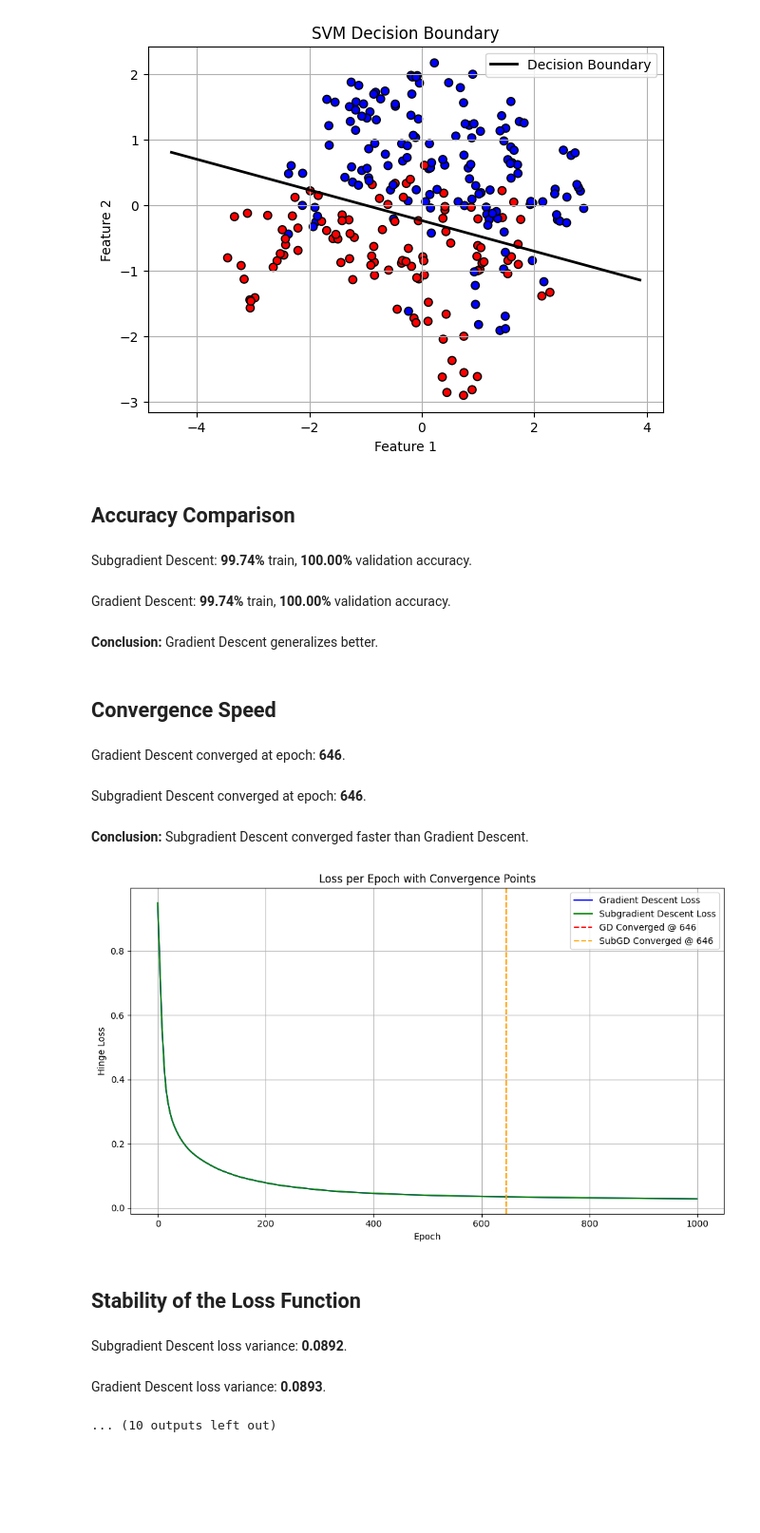
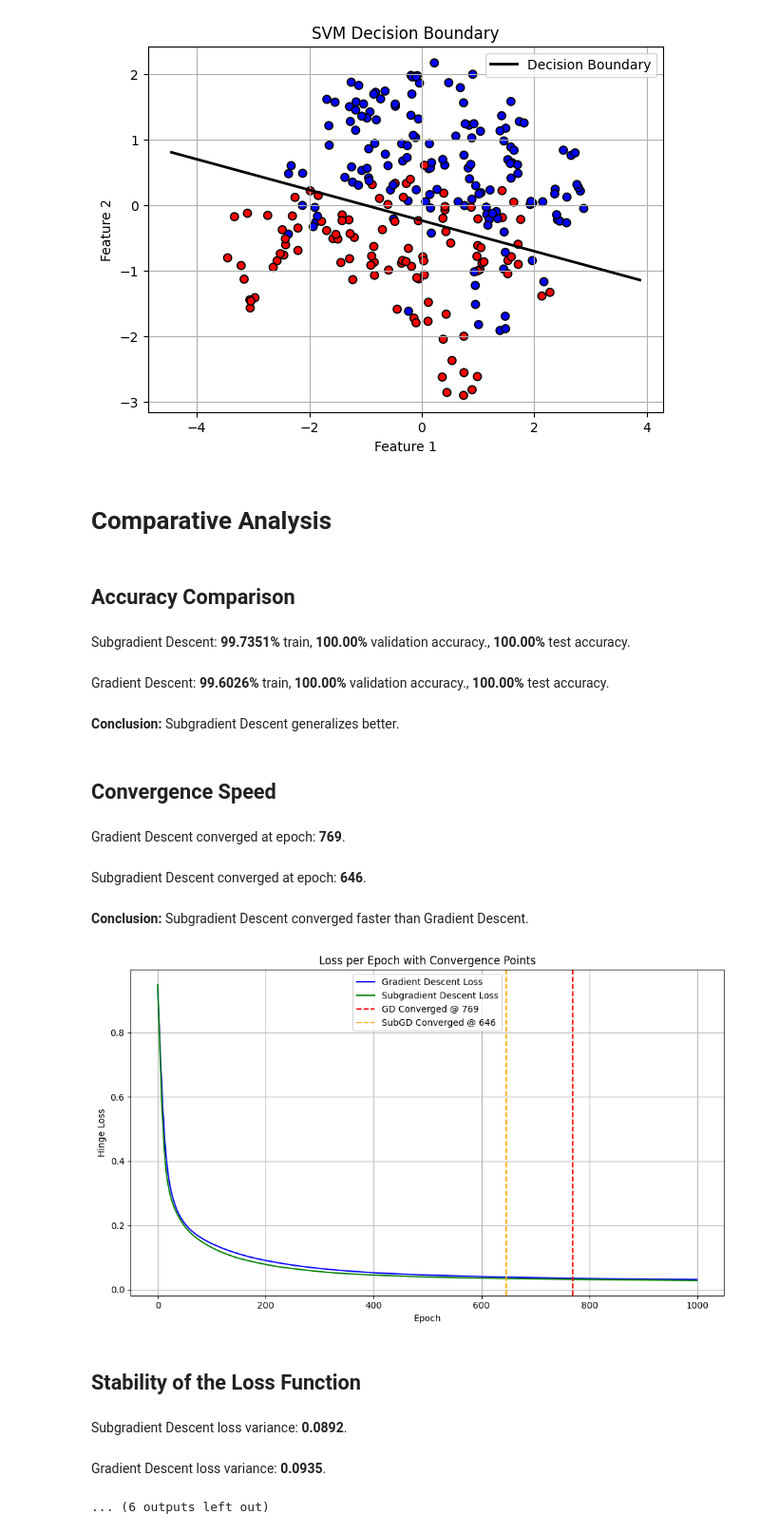
Before and after one commit to tokaM107/Model-optimization-using-Subgradient-and-Proximal-gradient-descent, a Jupyter notebook: convexprojectFinal.ipynb, the cells around one changed output. Shown at 95% size. Drawn from its saved outputs; the diff is of its cells as text; code cells hidden in the pictures; blank space fills up the shorter version.

```diff
--- a/convexprojectFinal.ipynb
+++ b/convexprojectFinal.ipynb
@@ -713,7 +715,7 @@ model = KernelSVM(
     lambda_param=0.01,
     epochs=1000,
     optimizer='gradient',
-    delta=1e-2,
+    delta=1.0,
     kernel='rbf',
     gamma=0.5
 )
@@ -867,6 +869,8 @@ clf.fit(X_2D, y_test)
 plot_svm_decision_boundary(clf, X_2D, y_test, "SVM Decision Boundary")
 # %% [output]
 [figure]
+# %% [markdown]
+# Comparative Analysis
 # %%
 from IPython.display import Markdown, display
 import matplotlib.pyplot as plt
@@ -918,11 +922,14 @@ def display_results():
     sub_val_acc = metrics_sub['val_acc'][-1] * 100
     grad_train_acc = metrics_grad['train_acc'][-1] * 100
     grad_val_acc = metrics_grad['val_acc'][-1] * 100
+    sub_test_acc = metrics_sub['test_acc'][-1] * 100
+    grad_test_acc = metrics_grad['test_acc'][-1] * 100
 
-    display(Markdown(f"Subgradient Descent: **{sub_train_acc:.2f}%** train, **{sub_val_acc:.2f}%** validation accuracy."))
-    display(Markdown(f"Gradient Descent: **{grad_train_acc:.2f}%** train, **{grad_val_acc:.2f}%** validation accuracy."))
+    display(Markdown(f"Subgradient Descent: **{sub_train_acc:.4f}%** train, **{sub_val_acc:.2f}%** validation accuracy., **{sub_test_acc:.2f}%** test accuracy."))
+    display(Markdown(f"Gradient Descent: **{grad_train_acc:.4f}%** train, **{grad_val_acc:.2f}%** validation accuracy., **{grad_test_acc:.2f}%** test accuracy."))
     display(Markdown("**Conclusion:** " +
-                     ("Subgradient Descent generalizes better." if sub_val_acc > grad_val_acc else "Gradient Descent generalizes better.")))
+                     ("Subgradient Descent generalizes better." if sub_train_acc > grad_train_acc else "Gradient Descent generalizes better.")))
+
 
     # Convergence Speed
     display(Markdown("## Convergence Speed"))
@@ -950,44 +957,44 @@ def display_results():
 
     # Plot Stability Loss Curves
     plt.figure(figsize=(10, 5))
     plt.plot(metrics_sub['train_loss'], label='Subgradient Loss', color='blue')
     plt.plot(metrics_grad['train_loss'], label='Gradient Loss', color='orange')
     plt.title('Loss Function Stability')
     plt.xlabel('Epochs')
     plt.ylabel('Loss')
     plt.legend()
     plt.show()
 
     # Generalization on Test Data
     display(Markdown("## Generalization on Test Data"))
     sub_test_acc = metrics_sub['test_acc'][-1] * 100
     grad_test_acc = metrics_grad['test_acc'][-1] * 100
     display(Markdown(f"Subgradient Descent test accuracy: **{sub_test_acc:.2f}%**."))
     display(Markdown(f"Gradient Descent test accuracy: **{grad_test_acc:.2f}%**."))
     display(Markdown("**Conclusion:** " +
                      ("Subgradient Descent generalizes better." if sub_test_acc > grad_test_acc else
                       "Gradient Descent generalizes better." if sub_test_acc < grad_test_acc else
                       "Both methods generalize equally well.")))
 
-    # Confusion Matrices
-    display(Markdown("### Confusion Matrix for Subgradient Descent"))
-    plot_confusion_matrix_sub(model, x_test, y_test, "Subgradient Descent")
+    # # Confusion Matrices
+    # display(Markdown("### Confusion Matrix for Subgradient Descent"))
+    # plot_confusion_matrix_sub(model, x_test, y_test, "Subgradient Descent")
 
-    display(Markdown("### Confusion Matrix for Gradient Descent"))
-    plot_confusion_matrix_grad(model_grad, x_test, y_test, "Gradient Descent")
+    # display(Markdown("### Confusion Matrix for Gradient Descent"))
+    # plot_confusion_matrix_grad(model_grad, x_test, y_test, "Gradient Descent")
 
 display_results()
 # %% [output]
 ## Accuracy Comparison
-Subgradient Descent: **99.74%** train, **100.00%** validation accuracy.
+Subgradient Descent: **99.7351%** train, **100.00%** validation accuracy., **100.00%** test accuracy.
-Gradient Descent: **99.74%** train, **100.00%** validation accuracy.
+Gradient Descent: **99.6026%** train, **100.00%** validation accuracy., **100.00%** test accuracy.
-**Conclusion:** Gradient Descent generalizes better.
+**Conclusion:** Subgradient Descent generalizes better.
 ## Convergence Speed
-Gradient Descent converged at epoch: **646**.
+Gradient Descent converged at epoch: **769**.
 Subgradient Descent converged at epoch: **646**.
 **Conclusion:** Subgradient Descent converged faster than Gradient Descent.
-[figure, old version]
+[figure, new version]
 ## Stability of the Loss Function
 Subgradient Descent loss variance: **0.0892**.
-Gradient Descent loss variance: **0.0893**.
+Gradient Descent loss variance: **0.0935**.
-... (10 outputs left out)
+... (6 outputs left out)
```
Also changed, not shown: parts of 5 cells of this notebook.
